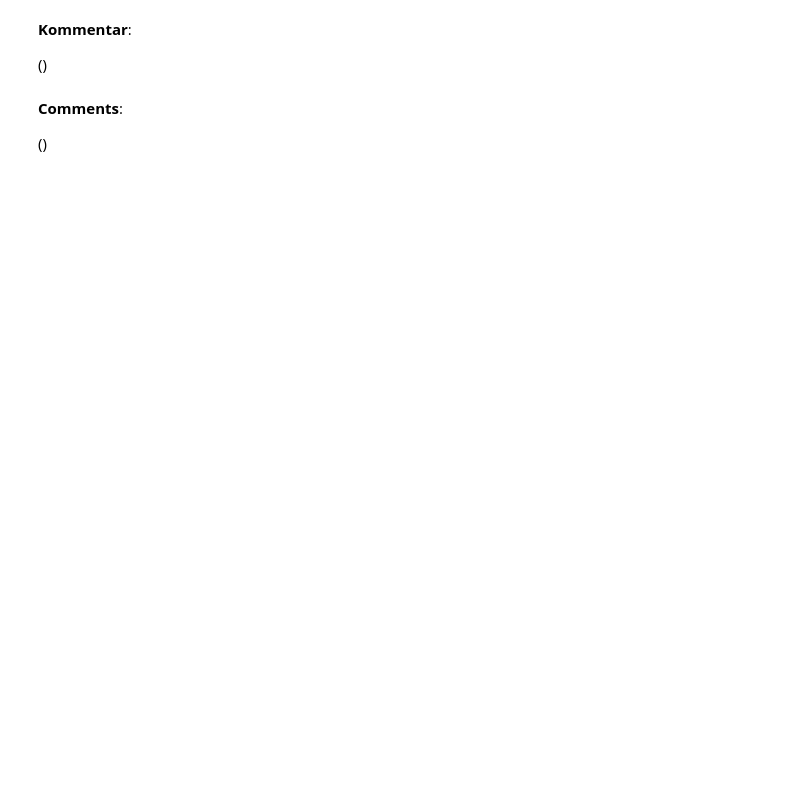
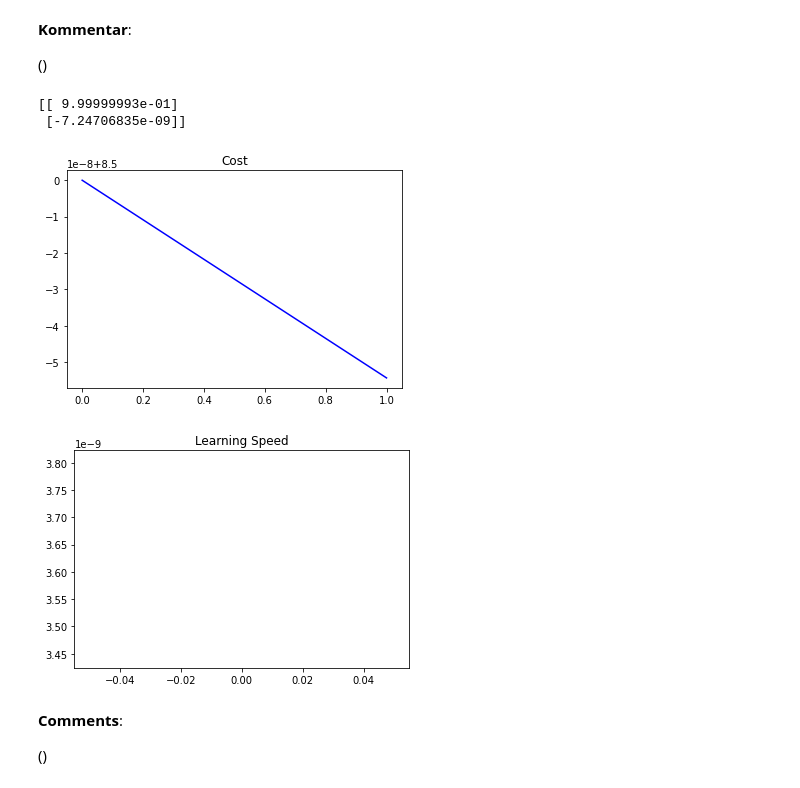
Before and after one commit to jsvilling/VANA_Assignemnts, a Jupyter notebook: gradient_descent_01-stud_villing_zellweger.ipynb, the cells around one changed output. Saved outputs shown, nothing was run; the diff lists cells and outputs as text; code cells hidden in the pictures; blank space fills up the shorter version.

```diff
--- a/gradient_descent_01-stud_villing_zellweger.ipynb
+++ b/gradient_descent_01-stud_villing_zellweger.ipynb
@@ -387,3 +378,17 @@ Apply Vanilla Gradient Descent as implemented in EXERCISE 1. to Rosenbrock's fun
+# %%
+# EXERCISE 5.2
+
+# START YOUR CODE
+alpha0 = np.array([[1.0],[0.0]])
+xopt, co_hist, ls_hist = vanilla_gradient_descent(rosenbrock, gradient_rosenbrock, 1e-10, alpha0, 10000000000, eps=1e-6)
+learningcurve_plots(co_hist, ls_hist)
+print (xopt)
+# END YOUR CODE
+# %% [output]
+[[ 9.99999993e-01]
+ [-7.24706835e-09]]
+[figure, added]
+[figure, added]
 # %% [markdown]
 **Comments**:
 
```
Also changed, not shown: parts of 3 cells of this notebook.
